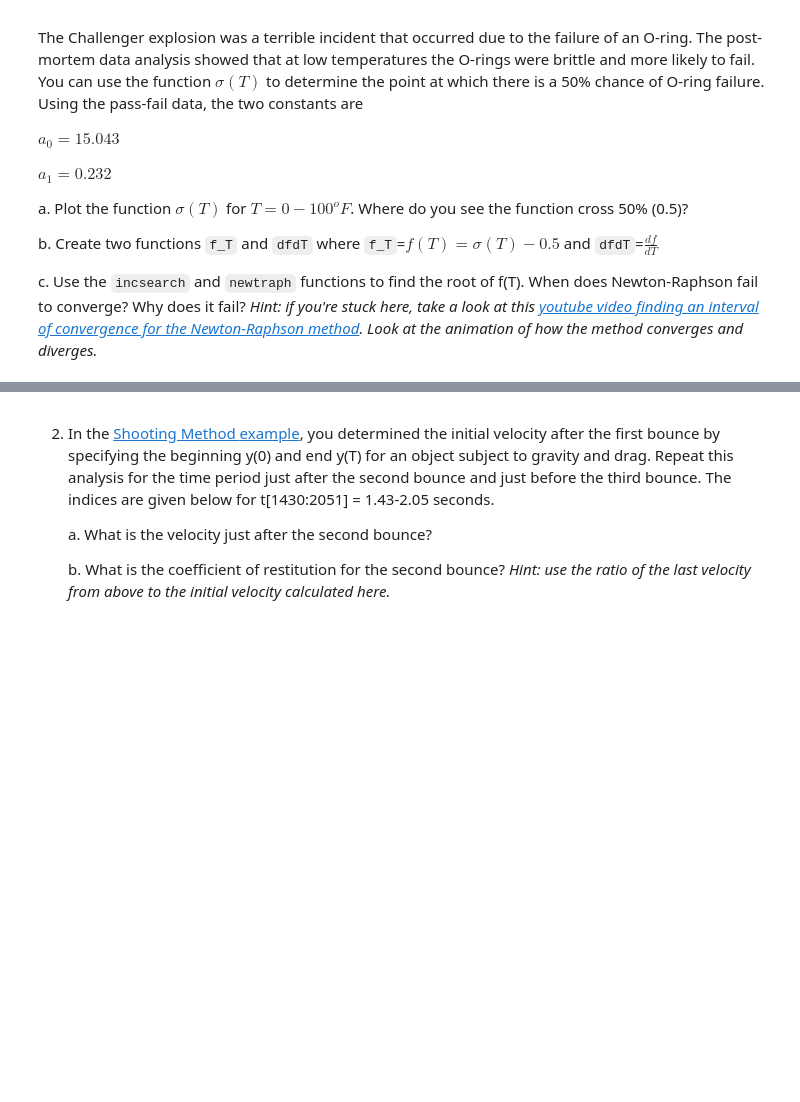
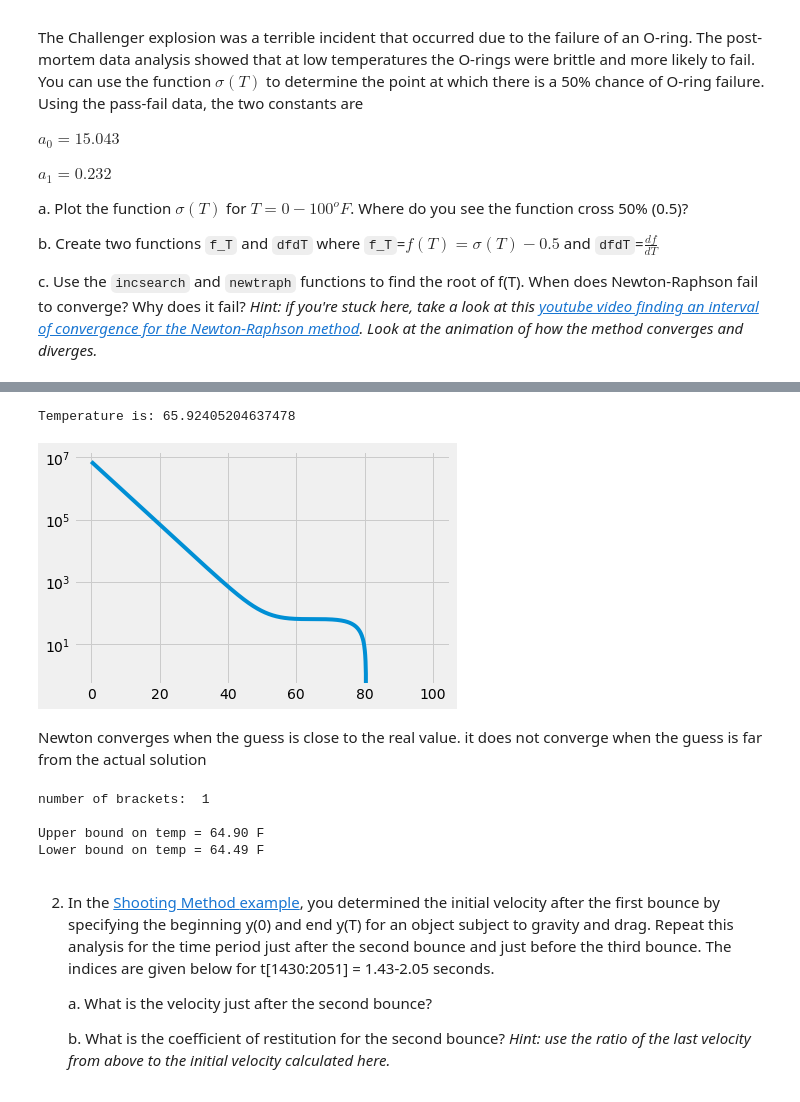
Before and after one commit to hamwalker/computational-mechanics, a Jupyter notebook: module_03/notebooks/HW_03.ipynb, the cells around one changed output, grey strips where cells are left out. Drawn from its saved outputs; the diff is of its cells as text; code cells hidden in the pictures; blank space fills up the shorter version.

```diff
--- a/module_03/notebooks/HW_03.ipynb
+++ b/module_03/notebooks/HW_03.ipynb
@@ -427,3 +731,73 @@ c. Use the `incsearch` and `newtraph` functions to find the root of f(T). When d
+# %%
+# 4.1.b Create two functions f_T and dfdT where f_T= 𝑓(𝑇)=𝜎(𝑇)−0.5  and df/dT= 𝑑𝑓/𝑑𝑇
+
+def f_T(temp, a0 = 15.043, a1 = 0.232):
+    return np.exp(a0-a1*temp)/(1+np.exp(a0-a1*temp))-0.5
+
+def dfdt(temp, a0 = 15.043, a1 = 0.232):
+    return -(a1*np.exp(a1*temp+a0))/(np.exp(a1*temp)+np.exp(a0))**2
+# %%
+# 4.1C Use the incsearch and newtraph functions to find the root of f(T)
+
+# Newton rapgod
+Tguess = 60
+deltaT= -f_T(Tguess)/dfdt(Tguess)
+newtemp= Tguess+deltaT
+print('Temperature is:',newtemp)
+
+tCon = np.zeros(len(temp))
+for i in range(len(temp)):
+    Tguess = temp[i]
+    deltaT= -f_T(Tguess)/dfdt(Tguess)
+    tCon[i]= Tguess+deltaT
+
+plt.semilogy(temp, tCon);
+# %% [output]
+Temperature is: 65.92405204637478
+[figure, added]
+# %% [markdown]
+Newton converges when the guess is close to the real value. it does not converge when the guess is far from the actual solution
+# %%
+# insearch
+def incsearch(func,xmin,xmax,ns=50):
+    '''incsearch: incremental search root locator
+    xb = incsearch(func,xmin,xmax,ns):
+      finds brackets of x that contain sign changes
+      of a function on an interval
+    arguments:
+    ---------
+    func = name of function
+    xmin, xmax = endpoints of interval
+    ns = number of subintervals (default = 50)
+    returns:
+    ---------
+    xb(k,1) is the lower bound of the kth sign change
+    xb(k,2) is the upper bound of the kth sign change
+    If no brackets found, xb = [].'''
+    x = np.linspace(xmin,xmax,ns)
+    f = func(x)
+    sign_f = np.sign(f)
+    delta_sign_f = sign_f[1:]-sign_f[0:-1]
+    i_zeros = np.nonzero(delta_sign_f!=0)
+    nb = len(i_zeros[0])
+    xb = np.block([[ x[i_zeros[0]+1]],[x[i_zeros[0]] ]] )
+
+
+    if nb==0:
+      print('no brackets found\n')
+      print('check interval or increase ns\n')
+    else:
+      print('number of brackets:  {}\n'.format(nb))
+    return xb
+
+poo = incsearch(f_T, 60, 80)
+print('Upper bound on temp = {:.2f} F'.format(*poo[0,:]))
+print('Lower bound on temp = {:.2f} F'.format(*poo[1,:]))
+# %% [output]
+number of brackets:  1
+
+Upper bound on temp = 64.90 F
+Lower bound on temp = 64.49 F
 # %% [markdown]
 2. In the [Shooting Method
    example](https://cooperrc.github.io/computational-mechanics/module_03/04_Getting_to_the_root.html#shooting-method), you determined the initial velocity after the first
```
Also changed, not shown: parts of 13 cells of this notebook, 4 other files.
